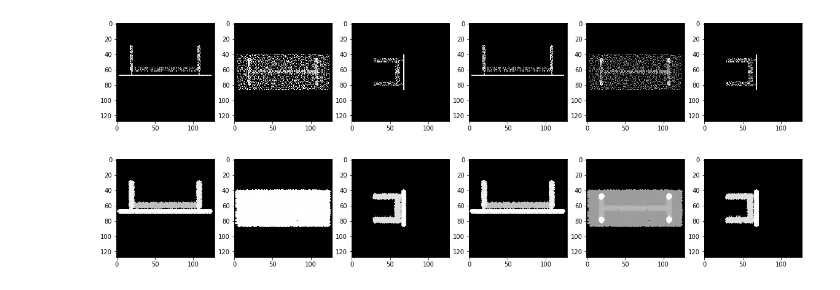
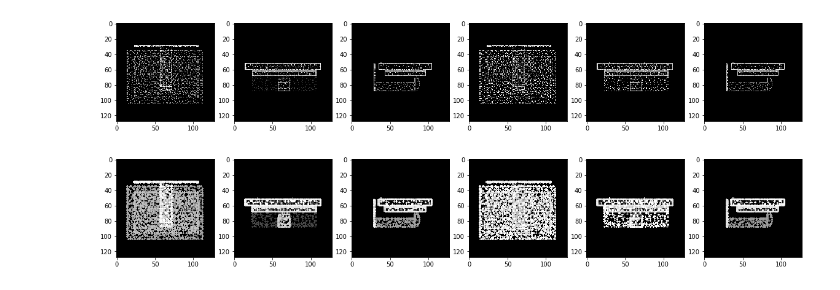
Before and after one commit to sidd-pandey/PointCloudRasterization, a Jupyter notebook: nb/morphological.ipynb, the cells around one changed output. Saved outputs shown, nothing was run; the diff lists cells and outputs as text; code cells hidden in the pictures.

```diff
--- a/nb/morphological.ipynb
+++ b/nb/morphological.ipynb
@@ -42,17 +38,17 @@ morph(img).shape
 # %%
-index = 124
+index = 34
 img = X_train[index]
 plt.figure(figsize=(20, 10))
 for i in range(img.shape[0]):
     plt.subplot(1, 6, i+1)
     plt.imshow(img[i], cmap="gray")
 plt.figure(figsize=(20, 10))
 for i in range(img.shape[0]):
     plt.subplot(1, 6, i+1)
     morphed = (img[i] * 255).astype(np.int16)
-    morphed = morpholog.dilation(morphed, morpholog.diamond(2))
+    morphed = morpholog.dilation(morphed, morpholog.diamond(1))
     morphed = (morphed / 255).astype(np.float32)
     plt.imshow(morphed, cmap="gray")
 # %% [output]
-[figure, old version]
+[figure, new version]
-[figure, old version]
+[figure, new version]
```
Also changed, not shown: parts of 3 cells of this notebook, 6 other files.
